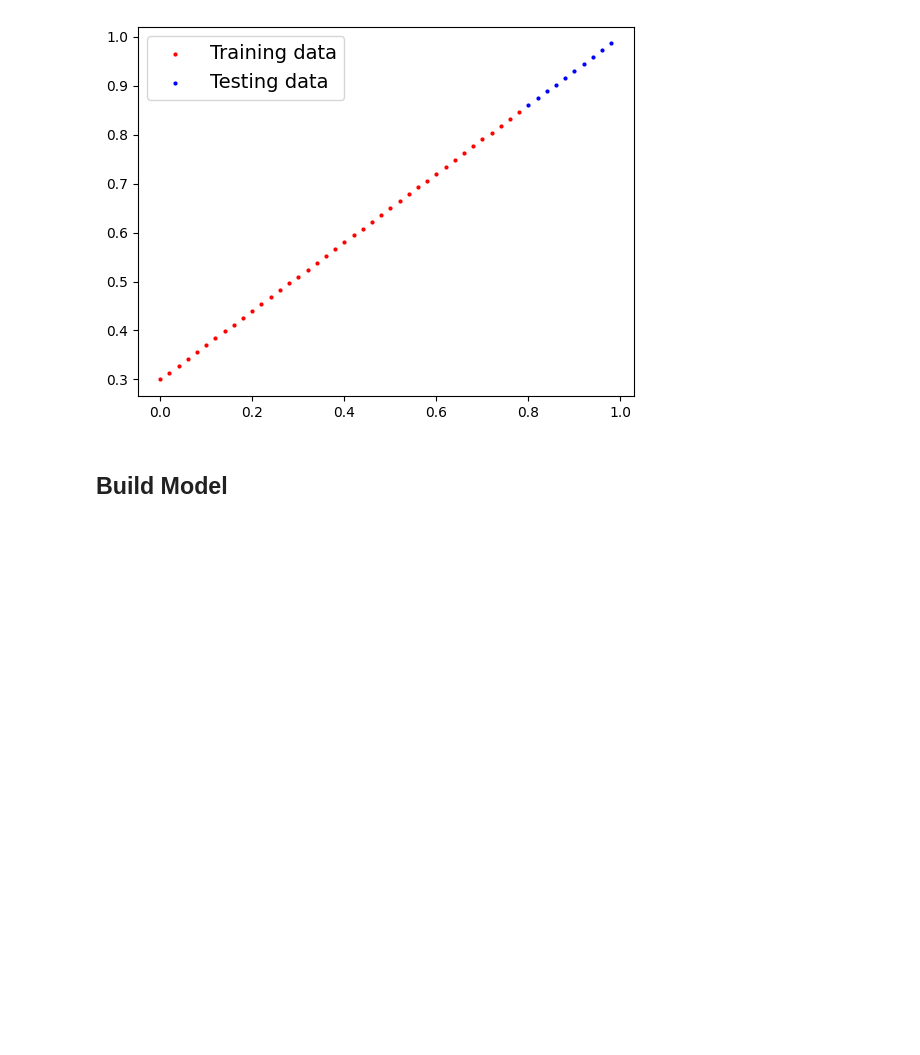
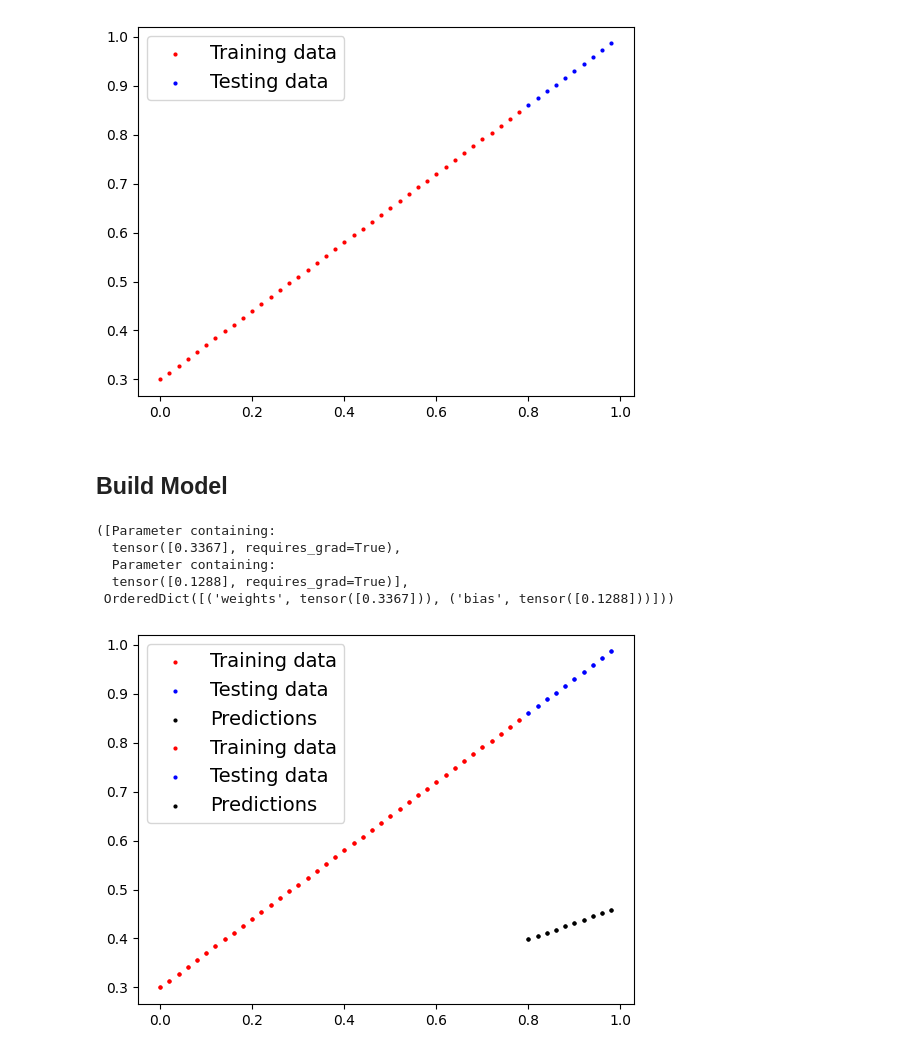
Before and after one commit to MuhammadAbuBakarQureshi/Machine-Learning, a Jupyter notebook: PyTorch/01. PyTorch Workflow Fundamentals.ipynb, the cells around one changed output. Cells and saved outputs as stored; diff of their text form; code cells hidden in the pictures; blank space fills up the shorter version.

```diff
--- a/PyTorch/01. PyTorch Workflow Fundamentals.ipynb
+++ b/PyTorch/01. PyTorch Workflow Fundamentals.ipynb
@@ -92,2 +92,39 @@ class LinearRegressionModel(nn.Module):
 
             return self.weights * x + self.bias
+# %%
+torch.manual_seed(42)
+
+model_0 = LinearRegressionModel()
+
+list(model_0.parameters()), model_0.state_dict()
+# %% [output]
+([Parameter containing:
+  tensor([0.3367], requires_grad=True),
+  Parameter containing:
+  tensor([0.1288], requires_grad=True)],
+ OrderedDict([('weights', tensor([0.3367])), ('bias', tensor([0.1288]))]))
+# %%
+# make predictions on test data
+
+with torch.inference_mode():
+
+    y_preds = model_0(X_test)
+
+plot_predictions(train_data=X_train,
+                 train_label=y_train,
+                 test_data=X_test,
+                 test_label=y_test,
+                 predictions=y_preds)
+
+
+with torch.no_grad():
+
+    y_preds = model_0(X_test)
+
+plot_predictions(train_data=X_train,
+                 train_label=y_train,
+                 test_data=X_test,
+                 test_label=y_test,
+                 predictions=y_preds)
+# %% [output]
+[figure, added]
```
Also changed, not shown: parts of 4 cells of this notebook.
